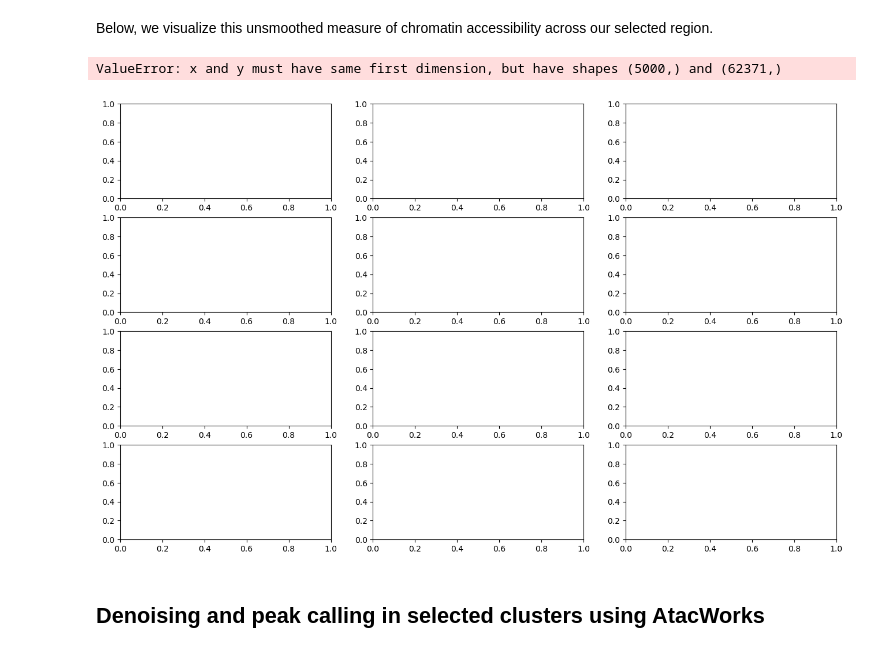
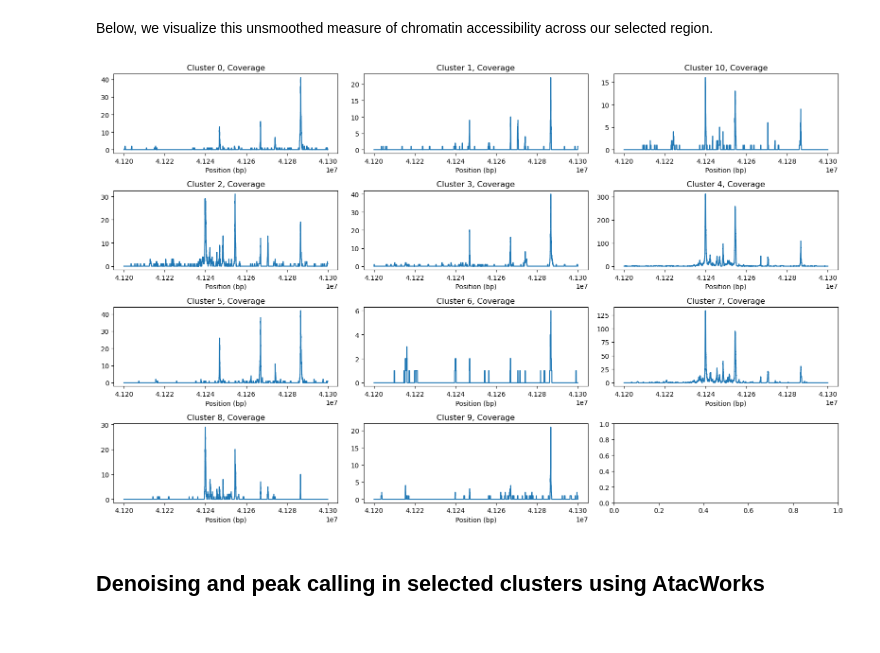
Before and after one commit to NVIDIA-Genomics-Research/rapids-single-cell-examples, a Jupyter notebook: notebooks/5k_pbmc_coverage_gpu.ipynb, the cells around one changed output. Drawn from its saved outputs; the diff is of its cells as text; code cells hidden in the pictures.

Commit message:
updated atac notebook and coverage functions

```diff
--- a/notebooks/5k_pbmc_coverage_gpu.ipynb
+++ b/notebooks/5k_pbmc_coverage_gpu.ipynb
@@ -201,6 +209,5 @@ For this demonstration, we select a 50-kb region (including the MS4A1 marker gen
 %%time
 chrom = 'chr6'
 start = 41200000
-end = start + 5000
-cluster_ids = np.unique(clusters.cluster)
+end = 41300000
 # %% [output]
@@ -210,11 +217,8 @@ Wall time: 5.78 ms
 We use tabix to read all fragments overlapping this region from the fragments file. In order to match fragments to clusters, we merge the dataframe containing fragments with the cluster assignments.
 # %%
 %%time
-# import importlib
-# importlib.reload(coverage)
-
-reads = coverage.read_fragments(chrom, start, end, FRAGMENTS_FILE, pad=pad)
-reads = reads.merge(cudf.DataFrame(clusters), on=['cell'])
-print(reads.shape)
-reads
+fragments = coverage.read_fragments(chrom, start, end, FRAGMENTS_FILE)
+fragments = fragments.merge(cudf.DataFrame(clusters), on=['cell'])
+print(str(len(fragments)) + ' fragments were read from ' + FRAGMENTS_FILE + '.')
+fragments.head()
 # %% [output]
@@ -254,9 +237,7 @@ Wall time: 154 ms
 We use cuDF to count the number of fragments overlapping each base in our selected region, in each cluster.
 # %%
 %%time
-# import importlib
-# importlib.reload(coverage)
-
-region_coverage = coverage.get_coverages(reads, pad)
+region_coverage = coverage.get_coverages(start, end, fragments)
+print(region_coverage.shape)
 region_coverage
 # %% [output]
@@ -277,18 +258,17 @@ Below, we visualize this unsmoothed measure of chromatin accessibility across ou
 # %%
 fig, axs = plt.subplots(ncols = 3, nrows = 4, figsize = (16, 10), dpi=100)
 axs = axs.flatten()
 coords = np.arange(start, end)
 
 for (i, cluster) in enumerate(cluster_ids):
-    axs[i].plot(coords, region_coverage[i][pad:-pad])
+    axs[i].plot(coords, region_coverage[i,:])
     axs[i].set_title(f'Cluster {cluster}, Coverage')
     axs[i].set_xlabel('Position (bp)')
 
 plt.tight_layout()
 plt.show()
 # %% [output]
-ValueError: x and y must have same first dimension, but have shapes (5000,) and (62371,)
-[figure, old version]
+[figure, new version]
 # %% [markdown]
 ## Denoising and peak calling in selected clusters using AtacWorks
 # %%
```
Also changed, not shown: parts of 21 cells of this notebook, 1 other file.
